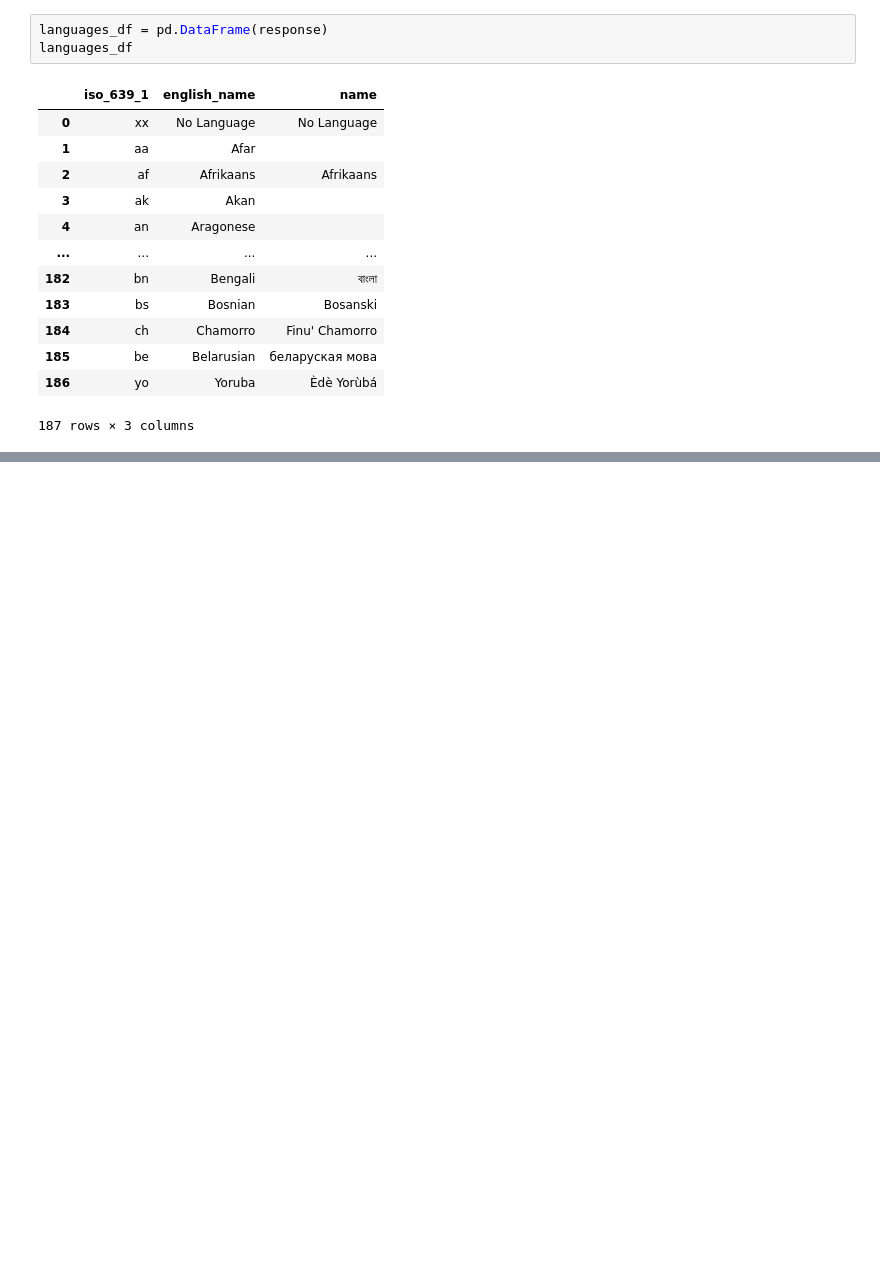
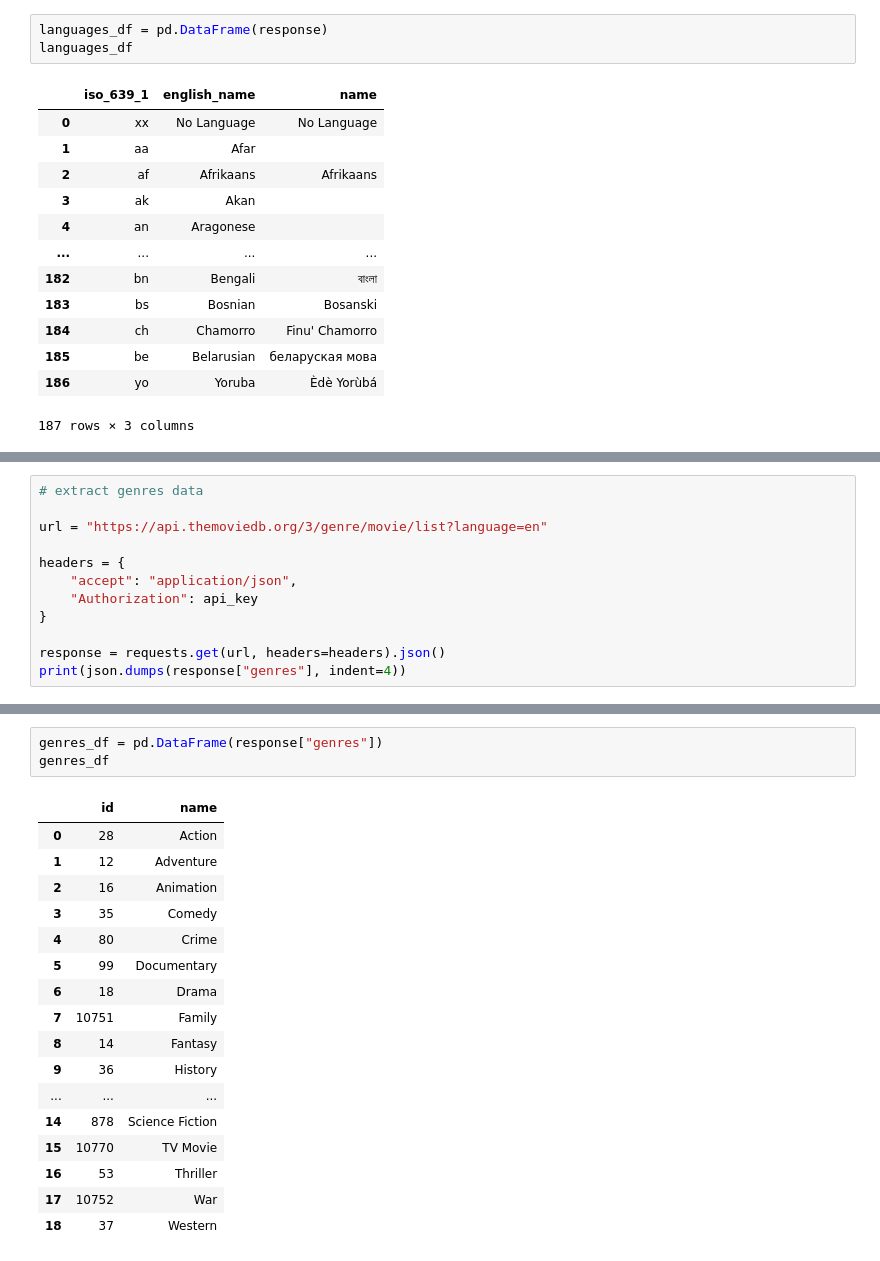
Before and after one commit to alvin-giang/Movie_SQL_Database_Data_Engineering, a Jupyter notebook: ETL/data_engineering.ipynb, the cells around one changed output, grey strips where cells are left out. Cells and saved outputs as stored; diff of their text form; blank space fills up the shorter version.

Commit message:
edited genre and language

```diff
--- a/ETL/data_engineering.ipynb
+++ b/ETL/data_engineering.ipynb
@@ -70,0 +76,12 @@ languages_df.rename(columns={"iso_639_1": "language_id", "english_name": "langua
+# %%
+# extract genres data
+
+url = "https://api.themoviedb.org/3/genre/movie/list?language=en"
+
+headers = {
+    "accept": "application/json",
+    "Authorization": api_key
+}
+
+response = requests.get(url, headers=headers).json()
+print(json.dumps(response["genres"], indent=4))
@@ -70,0 +106,21 @@ languages_df.rename(columns={"iso_639_1": "language_id", "english_name": "langua
+# %%
+genres_df = pd.DataFrame(response["genres"])
+genres_df
+# %% [output]
+|  | id | name |
+| 0 | 28 | Action |
+| 1 | 12 | Adventure |
+| 2 | 16 | Animation |
+| 3 | 35 | Comedy |
+| 4 | 80 | Crime |
+| 5 | 99 | Documentary |
+| 6 | 18 | Drama |
+| 7 | 10751 | Family |
+| 8 | 14 | Fantasy |
+| 9 | 36 | History |
+| ... | ... | ... |
+| 14 | 878 | Science Fiction |
+| 15 | 10770 | TV Movie |
+| 16 | 53 | Thriller |
+| 17 | 10752 | War |
+| 18 | 37 | Western |
```
Also changed, not shown: parts of 6 cells of this notebook.
